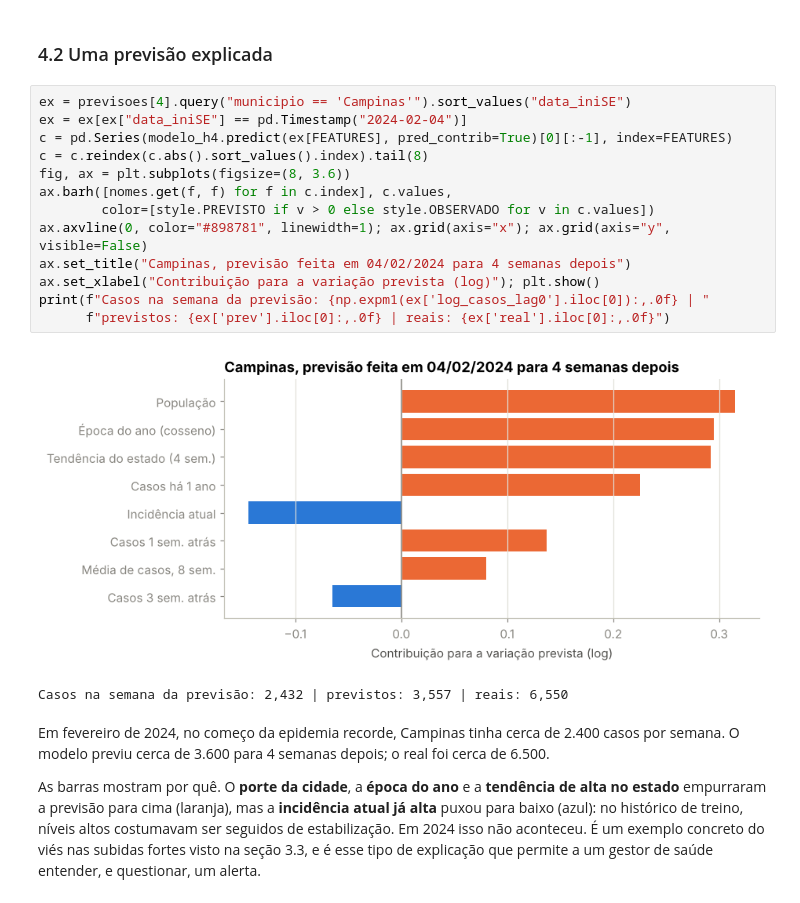
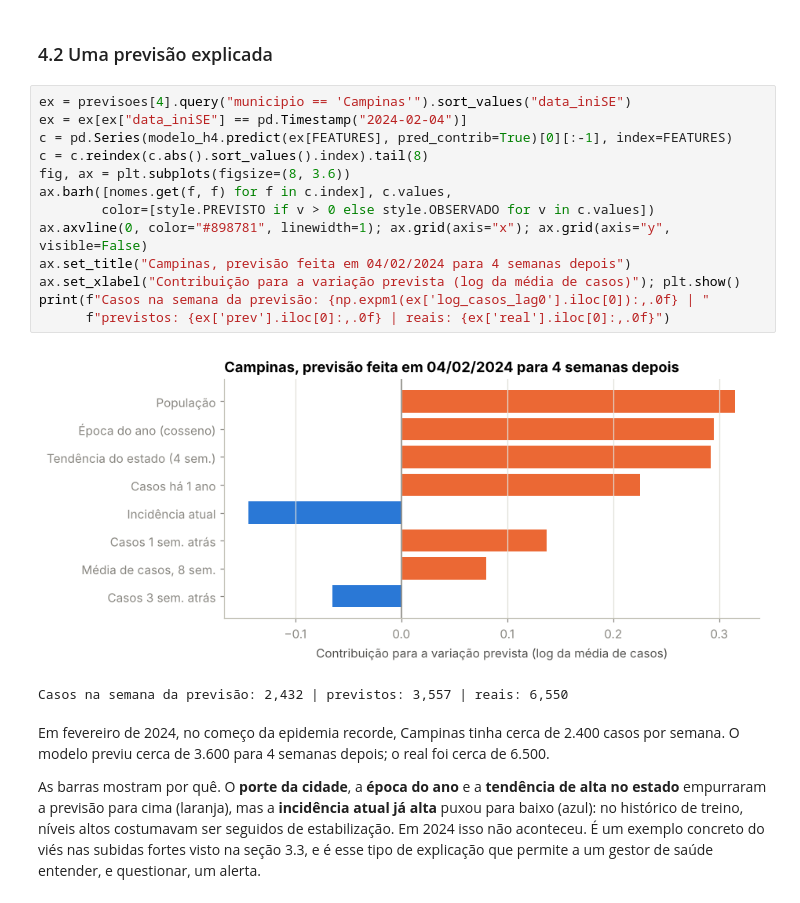
Before and after one commit to luishenrique1702/radar-dengue, a Jupyter notebook: notebooks/03_modelagem_e_avaliacao.ipynb, the cells around one changed output. Drawn from its saved outputs; the diff is of its cells as text.

```diff
--- a/notebooks/03_modelagem_e_avaliacao.ipynb
+++ b/notebooks/03_modelagem_e_avaliacao.ipynb
@@ -310,18 +367,18 @@ acrescenta pouca informação.
 # %%
 ex = previsoes[4].query("municipio == 'Campinas'").sort_values("data_iniSE")
 ex = ex[ex["data_iniSE"] == pd.Timestamp("2024-02-04")]
 c = pd.Series(modelo_h4.predict(ex[FEATURES], pred_contrib=True)[0][:-1], index=FEATURES)
 c = c.reindex(c.abs().sort_values().index).tail(8)
 fig, ax = plt.subplots(figsize=(8, 3.6))
 ax.barh([nomes.get(f, f) for f in c.index], c.values,
         color=[style.PREVISTO if v > 0 else style.OBSERVADO for v in c.values])
 ax.axvline(0, color="#898781", linewidth=1); ax.grid(axis="x"); ax.grid(axis="y", visible=False)
 ax.set_title("Campinas, previsão feita em 04/02/2024 para 4 semanas depois")
-ax.set_xlabel("Contribuição para a variação prevista (log)"); plt.show()
+ax.set_xlabel("Contribuição para a variação prevista (log da média de casos)"); plt.show()
 print(f"Casos na semana da previsão: {np.expm1(ex['log_casos_lag0'].iloc[0]):,.0f} | "
       f"previstos: {ex['prev'].iloc[0]:,.0f} | reais: {ex['real'].iloc[0]:,.0f}")
 # %% [output]
-[figure, old version]
+[figure, new version]
 Casos na semana da previsão: 2,432 | previstos: 3,557 | reais: 6,550
 # %% [markdown]
 Em fevereiro de 2024, no começo da epidemia recorde, Campinas tinha cerca de 2.400 casos por semana.
```
Also changed, not shown: parts of 9 cells of this notebook, 3 other files.
